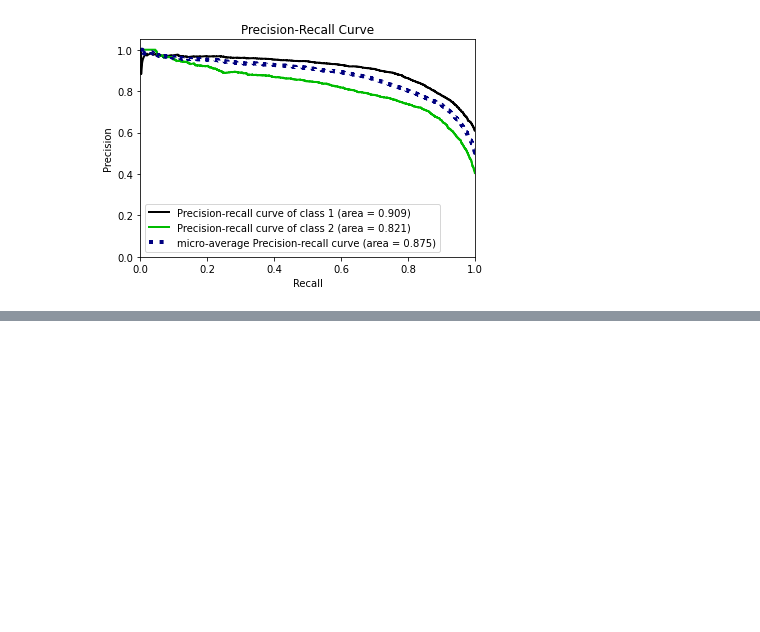
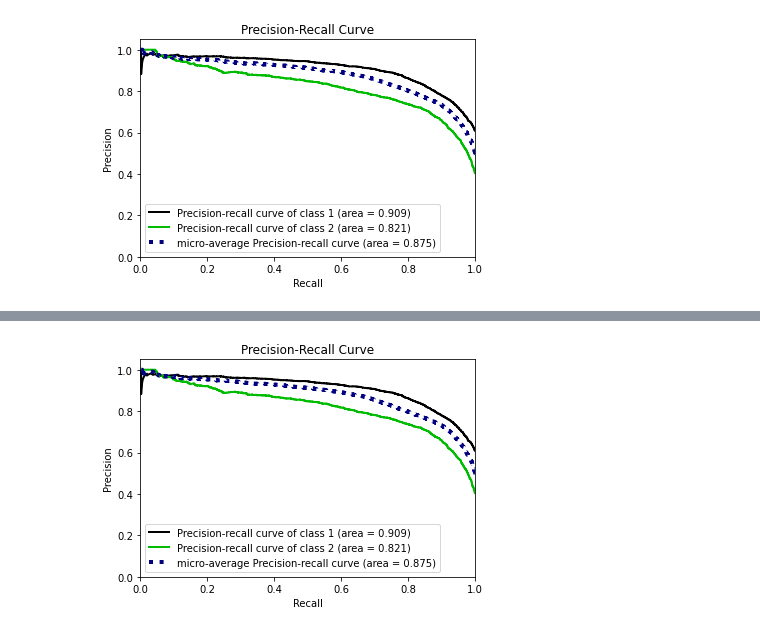
Before and after one commit to bmeenakshi123/MLprojects, a Jupyter notebook: tweet_classifier.ipynb, the cells around one changed output, grey strips where cells are left out. Cells and saved outputs as stored; diff of their text form; code cells hidden in the pictures; blank space fills up the shorter version.

```diff
--- a/tweet_classifier.ipynb
+++ b/tweet_classifier.ipynb
@@ -660,0 +703,13 @@ plt.show()
+# %%
+# Naive bayes model - best model performance
+from sklearn.naive_bayes import MultinomialNB
+
+param_grid = {'alpha': [0.01, 0.1, 0.5, 1.0, 10.0]}
+
+grid = GridSearchCV(MultinomialNB(class_prior = [0.65, 0.35]), param_grid, cv=cv)
+
+grid.fit(X_train_lemma, y_train)
+
+print("Best cross-validation score with NB lemma: {:.5f}".format(grid.best_score_))
+
+print("Best parameters NB: ", grid.best_params_)
@@ -660,0 +739,6 @@ plt.show()
+# %%
+y_prob = grid.predict_proba(X_test)
+skplt.metrics.plot_precision_recall_curve(y_test, y_prob)
+plt.show()
+# %% [output]
+[figure, added]
```
Also changed, not shown: parts of 10 cells of this notebook, 1 other file.
